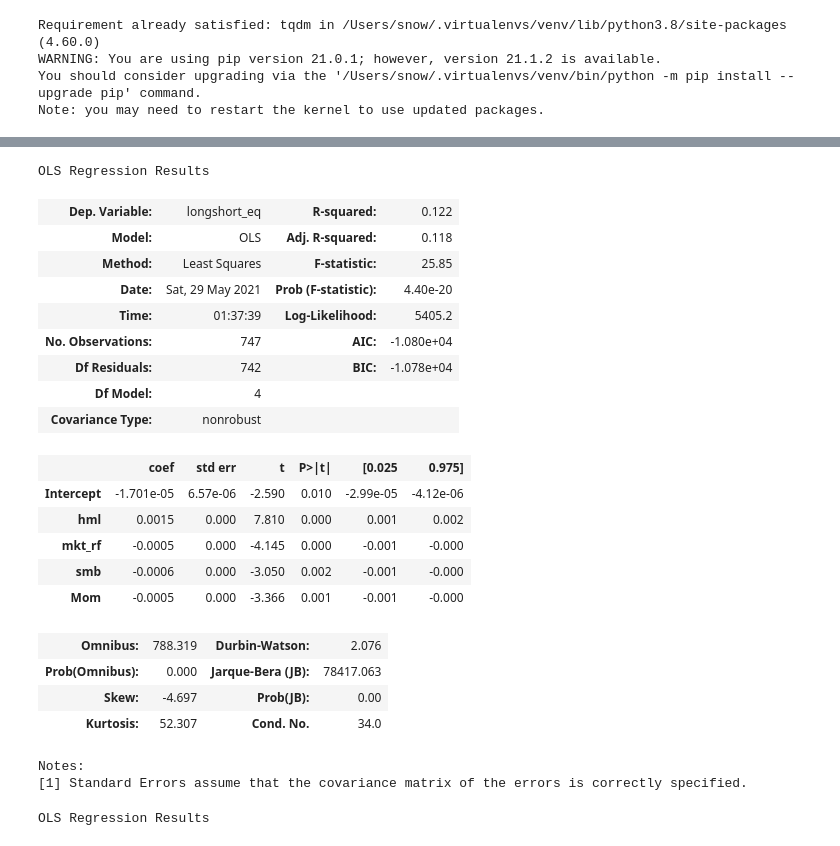
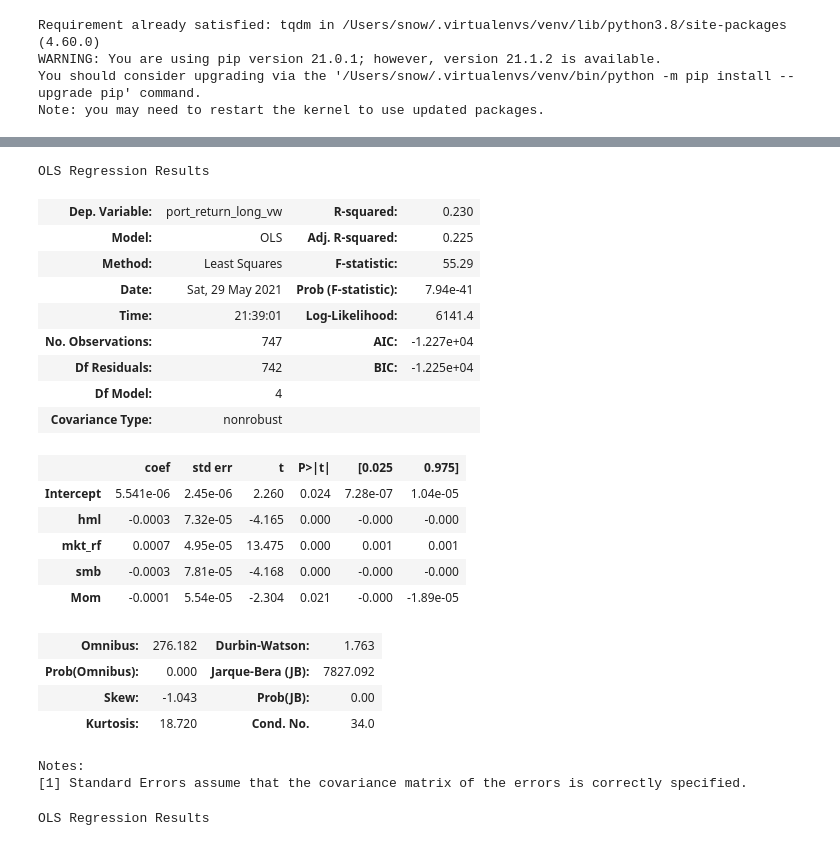
Before and after one commit to ptakchun/FINA4359-Project, a Jupyter notebook: table3.ipynb, the cells around one changed output, grey strips where cells are left out. Cells and saved outputs as stored; diff of their text form; code cells hidden in the pictures.

```diff
--- a/table3.ipynb
+++ b/table3.ipynb
@@ -80,7 +80,8 @@ crsp_df.head()
 | 1359103 | 25881 | 1971-02-26 | 10 | AE | A & E PLASTIK PAK INC | 00003210 | NaT | NaT | NaN | NaN | 11.125 | ... |
 | 1359104 | 25881 | 1971-03-31 | 10 | AE | A & E PLASTIK PAK INC | 00003210 | NaT | NaT | NaN | NaN | 9.750 | ... |
 # %%
-crsp_div_df = crsp_df[['date','CUSIP','DCLRDT','RCRDDT','DISTCD','DIVAMT','PRC','VOL','RET','SHROUT','SPREAD','year','month']].copy()
+crsp_div_df = crsp_df[['date','CUSIP','DCLRDT','RCRDDT','DISTCD','DIVAMT','PRC','PRC_t-1','RET','SHROUT','month']].copy()
+crsp_div_df
 crsp_div_df.sort_values(by=['CUSIP','date'], ascending=True, inplace=True)
 crsp_div_df = crsp_div_df.groupby(by=['CUSIP','date']).agg({
      'DCLRDT': 'last',
@@ -88,10 +89,17 @@ crsp_div_df = crsp_div_df.groupby(by=['CUSIP','date']).agg({
      'DISTCD': 'last',
      'DIVAMT': 'sum',
      'RET':'max',
-     'VOL': 'last',
      'PRC': 'last',
-     'SPREAD': 'last',
+     'PRC_t-1': 'last',
      'SHROUT': 'last'})
+crsp_div_df.sort_values(by=['CUSIP','date'], ascending=True, inplace=True)
+crsp_div_df['freq'] = None
+crsp_div_df['freq'] = crsp_div_df[crsp_div_df.RCRDDT.isna()==False]['DISTCD'].apply(lambda x: x[2:3] if x is not None else None)
+crsp_div_df['freq'] = crsp_div_df.groupby(by=['CUSIP']).fillna(method='ffill', limit=11)['freq']
+
+fil_C = (crsp_div_df["PRC_t-1"] >= 5) & (crsp_div_df.freq < '6')
+crsp_div_df = crsp_div_df[fil_C]
+
 crsp_div_df['MCAP'] = crsp_div_df['PRC'] * crsp_div_df['SHROUT']
 crsp_div_df
 # %% [output]
@@ -166,11 +169,13 @@ crsp_temp
 # Strategies 1: Long predicted dividend and short all other companies
 crsp_temp['long_stocks'] = (crsp_temp['lag_u_3'] ==True) | (crsp_temp['lag_u_6'] ==True) | ( crsp_temp['lag_u_9'] ==True ) | (crsp_temp['lag_u_12'] ==True ) | ( crsp_temp['lag_quarterly'] ==True ) | (crsp_temp['lag_semi_annual_six'] ==True ) | (crsp_temp['lag_semi_annual_twl'] ==True) |(crsp_temp['lag_div_yr'] ==True)
 
-# crsp_temp['short_stocks'] = np.where(crsp_temp['long_stocks']==False,True,False)
+# crsp_temp['long_stocks'] = (crsp_temp['div_yr'] ==True) | (crsp_temp['div_semi_annual'] ==True) | ( crsp_temp['div_quarterly'] ==True ) | (crsp_temp['div_unknown'] ==True )
+
+crsp_temp['short_stocks'] = np.where(crsp_temp['long_stocks']==False,True,False)
 
 # Strategies 2: Long predicted dividend and short all other dividend payers companies
 # crsp_temp['short_stocks'] = (crsp_temp['lag_u_1'] ==True) | (crsp_temp['lag_u_2'] ==True) | ( crsp_temp['lag_u_4'] ==True ) | (crsp_temp['lag_u_5'] ==True ) | ( crsp_temp['lag_u_8'] ==True ) | (crsp_temp['lag_u_10'] ==True ) | (crsp_temp['lag_u_11'] ==True )| (crsp_div_df['lag_month']==True)
 
 # Strategies 3: Long predicted dividend and short all months occurring 1,4,7 or 10 months ago
-crsp_temp['short_stocks'] = (crsp_temp['lag_1'] ==True) | (crsp_temp['lag_4'] ==True) | ( crsp_temp['lag_7'] ==True ) | (crsp_temp['lag_10'] ==True )
-crsp_temp['short_stocks'].describe()
+# crsp_temp['short_stocks'] = (crsp_temp['lag_1'] ==True) | (crsp_temp['lag_4'] ==True) | ( crsp_temp['lag_7'] ==True ) | (crsp_temp['lag_10'] ==True )
+# crsp_temp['short_stocks'].describe()
@@ -310,43 +309,43 @@ Notes:
 # %%
 # value_weighted_long
 data=pd.merge(ff4, longport_eq, on='date')
 
-# (
-#     smf.ols('port_return_long_vw ~ 1 + hml + mkt_rf + smb + Mom', data=pd.merge(ff4, longport_vw, on='date'))
-#     .fit().summary()
-# )
+(
+    smf.ols('port_return_long_vw ~ 1 + hml + mkt_rf + smb + Mom', data=pd.merge(ff4, longport_vw, on='date'))
+    .fit().summary()
+)
 
 # value_weighted_short
 # (
 #     smf.ols('port_return_short_vw ~ 1 + hml + mkt_rf + smb + Mom', data=pd.merge(ff4, shortport_vw, on='date'))
 #     .fit().summary()
 # )
 # value_weighted_diff
-(
-    smf.ols('longshort_eq ~ 1 + hml + mkt_rf + smb + Mom', data=pd.merge(ff4, longshortport_vw, on='date'))
-    .fit().summary()
-)
+# (
+#     smf.ols('longshort_eq ~ 1 + hml + mkt_rf + smb + Mom', data=pd.merge(ff4, longshortport_vw, on='date'))
+#     .fit().summary()
+# )
 # %% [output]
 OLS Regression Results
-| Dep. Variable: | longshort_eq | R-squared: | 0.122 |
-| Model: | OLS | Adj. R-squared: | 0.118 |
-| Method: | Least Squares | F-statistic: | 25.85 |
-| Date: | Sat, 29 May 2021 | Prob (F-statistic): | 4.40e-20 |
-| Time: | 01:37:39 | Log-Likelihood: | 5405.2 |
-| No. Observations: | 747 | AIC: | -1.080e+04 |
-| Df Residuals: | 742 | BIC: | -1.078e+04 |
+| Dep. Variable: | port_return_long_vw | R-squared: | 0.230 |
+| Model: | OLS | Adj. R-squared: | 0.225 |
+| Method: | Least Squares | F-statistic: | 55.29 |
+| Date: | Sat, 29 May 2021 | Prob (F-statistic): | 7.94e-41 |
+| Time: | 21:39:01 | Log-Likelihood: | 6141.4 |
+| No. Observations: | 747 | AIC: | -1.227e+04 |
+| Df Residuals: | 742 | BIC: | -1.225e+04 |
 | Df Model: | 4 |  |  |
 | Covariance Type: | nonrobust |  |  |
 |  | coef | std err | t | P>|t| | [0.025 | 0.975] |
-| Intercept | -1.701e-05 | 6.57e-06 | -2.590 | 0.010 | -2.99e-05 | -4.12e-06 |
-| hml | 0.0015 | 0.000 | 7.810 | 0.000 | 0.001 | 0.002 |
-| mkt_rf | -0.0005 | 0.000 | -4.145 | 0.000 | -0.001 | -0.000 |
-| smb | -0.0006 | 0.000 | -3.050 | 0.002 | -0.001 | -0.000 |
-| Mom | -0.0005 | 0.000 | -3.366 | 0.001 | -0.001 | -0.000 |
+| Intercept | 5.541e-06 | 2.45e-06 | 2.260 | 0.024 | 7.28e-07 | 1.04e-05 |
+| hml | -0.0003 | 7.32e-05 | -4.165 | 0.000 | -0.000 | -0.000 |
+| mkt_rf | 0.0007 | 4.95e-05 | 13.475 | 0.000 | 0.001 | 0.001 |
+| smb | -0.0003 | 7.81e-05 | -4.168 | 0.000 | -0.000 | -0.000 |
+| Mom | -0.0001 | 5.54e-05 | -2.304 | 0.021 | -0.000 | -1.89e-05 |
-| Omnibus: | 788.319 | Durbin-Watson: | 2.076 |
-| Prob(Omnibus): | 0.000 | Jarque-Bera (JB): | 78417.063 |
-| Skew: | -4.697 | Prob(JB): | 0.00 |
-| Kurtosis: | 52.307 | Cond. No. | 34.0 |
+| Omnibus: | 276.182 | Durbin-Watson: | 1.763 |
+| Prob(Omnibus): | 0.000 | Jarque-Bera (JB): | 7827.092 |
+| Skew: | -1.043 | Prob(JB): | 0.00 |
+| Kurtosis: | 18.720 | Cond. No. | 34.0 |
 Notes:
 [1] Standard Errors assume that the covariance matrix of the errors is correctly specified.
 # %%
```
Also changed, not shown: parts of 6 cells of this notebook.
